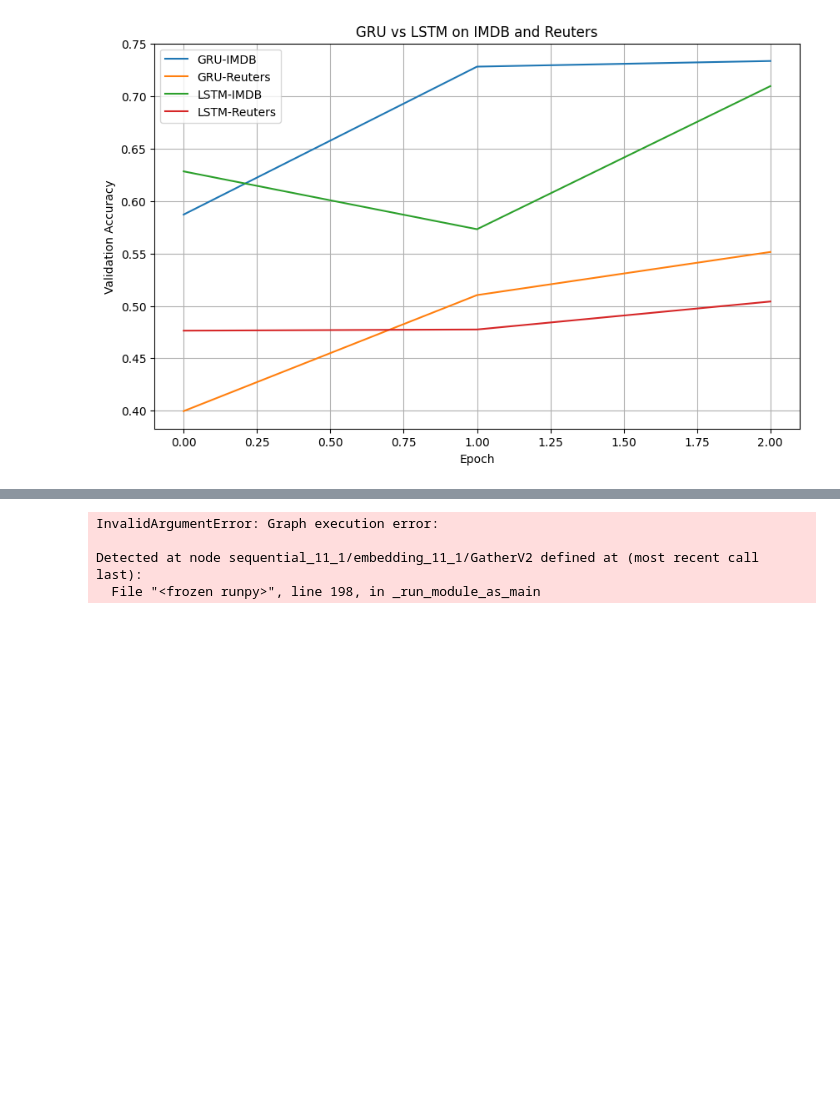
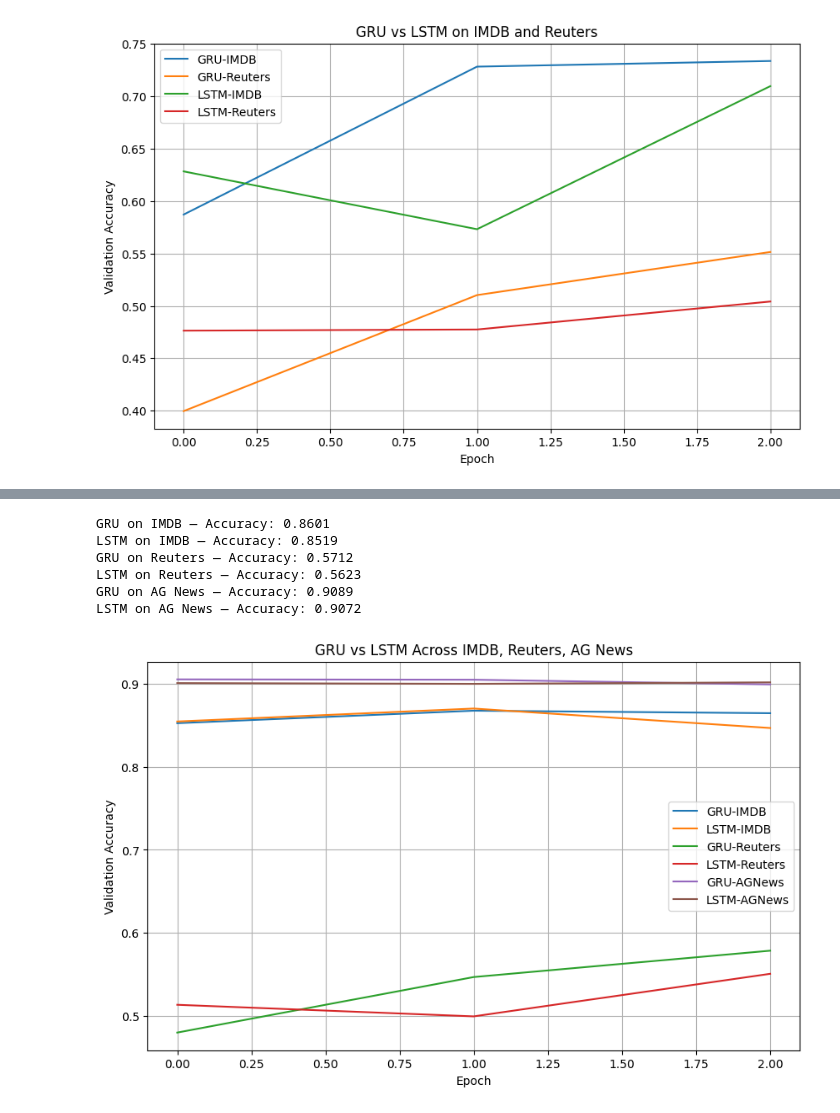
Before and after one commit to Freesoul-tech/AI-Data-Engineering, a Jupyter notebook: Untitled35.ipynb, the cells around one changed output, grey strips where cells are left out. Saved outputs shown, nothing was run; the diff lists cells and outputs as text; code cells hidden in the pictures; blank space fills up the shorter version.

```diff
--- a/Untitled35.ipynb
+++ b/Untitled35.ipynb
@@ -181,8 +193,3 @@ def plot_history(histories, title):
     plt.legend()
     plt.grid(True)
     plt.show()
-# %%
-x_train, y_train, x_test, y_test, num_classes = load_keras_dataset("imdb", max_features=10000)
-# %%
-model = Sequential()
-model.add(Embedding(input_dim=max_features, output_dim=128))
@@ -192,24 +196,41 @@ x_test = np.clip(x_test, 0, max_features - 1)
 # %%
+def build_model(cell_type='LSTM', num_classes=1):
+    model = Sequential()
+    model.add(Embedding(max_features, 128))
+    if cell_type == 'GRU':
+        model.add(GRU(64))
+    else:
+        model.add(LSTM(64))
+    model.add(Dense(num_classes, activation='sigmoid' if num_classes == 1 else 'softmax'))
+    model.compile(loss='binary_crossentropy' if num_classes == 1 else 'categorical_crossentropy',
+                  optimizer='adam', metrics=['accuracy'])
+    return model
+
+max_features = 10000
+maxlen = 200
 histories = {}
 
 # IMDB
 x_train, y_train, x_test, y_test, num_classes = load_keras_dataset("imdb")
 for cell in ['GRU', 'LSTM']:
     histories[f'{cell}-IMDB'] = train_and_evaluate(cell, x_train, y_train, x_test, y_test, 'IMDB')
 
 # Reuters
 x_train, y_train, x_test, y_test, num_classes = load_keras_dataset("reuters")
 for cell in ['GRU', 'LSTM']:
     histories[f'{cell}-Reuters'] = train_and_evaluate(cell, x_train, y_train, x_test, y_test, 'Reuters')
 
 # AG News
 x_train, y_train, x_test, y_test, num_classes = load_ag_news()
 for cell in ['GRU', 'LSTM']:
     histories[f'{cell}-AGNews'] = train_and_evaluate(cell, x_train, y_train, x_test, y_test, 'AG News')
 
 plot_history(histories, "GRU vs LSTM Across IMDB, Reuters, AG News")
 # %% [output]
-InvalidArgumentError: Graph execution error:
-
-Detected at node sequential_11_1/embedding_11_1/GatherV2 defined at (most recent call last):
-  File "<frozen runpy>", line 198, in _run_module_as_main
+GRU on IMDB — Accuracy: 0.8601
+LSTM on IMDB — Accuracy: 0.8519
+GRU on Reuters — Accuracy: 0.5712
+LSTM on Reuters — Accuracy: 0.5623
+GRU on AG News — Accuracy: 0.9089
+LSTM on AG News — Accuracy: 0.9072
+[figure, added]
```
Also changed, not shown: parts of 5 cells of this notebook.
